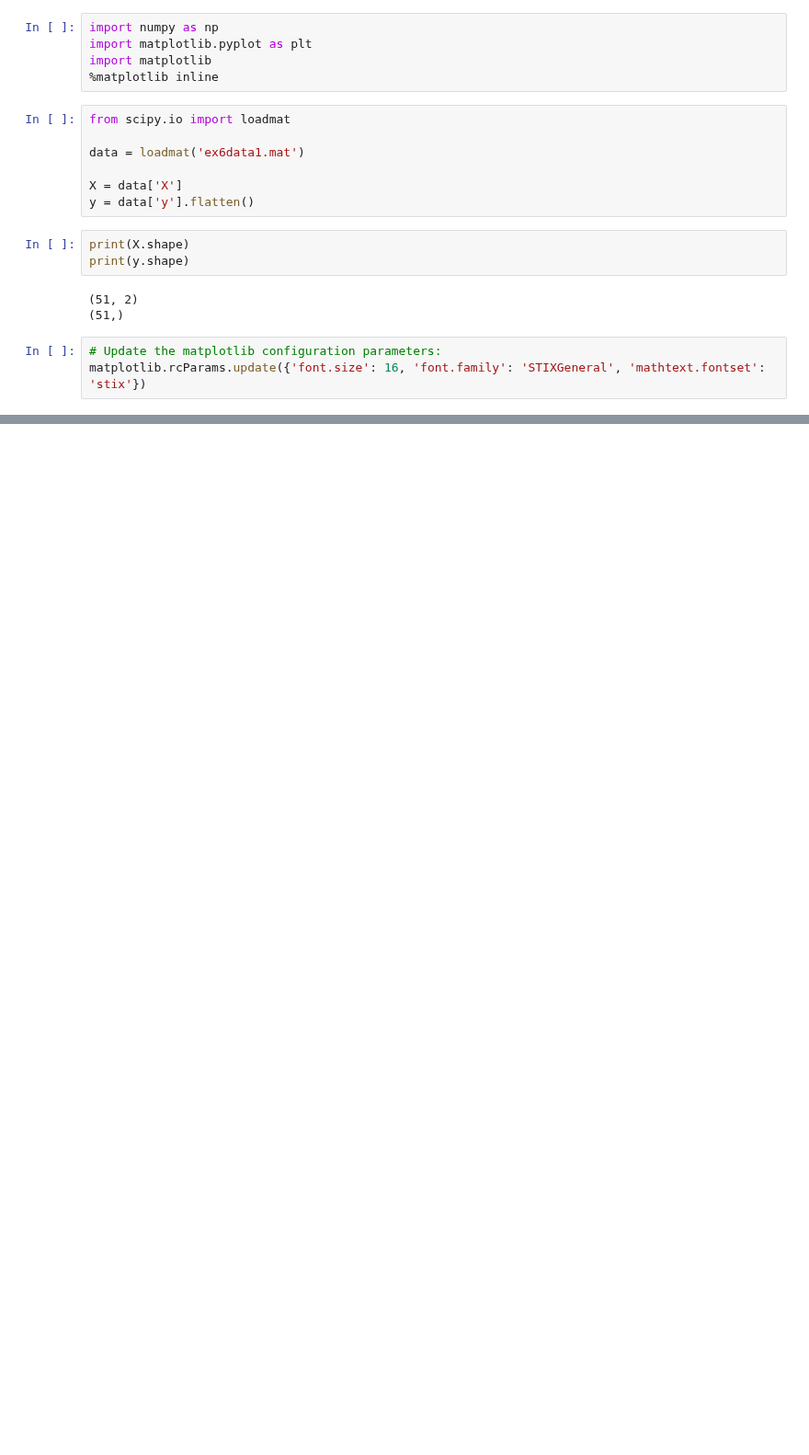
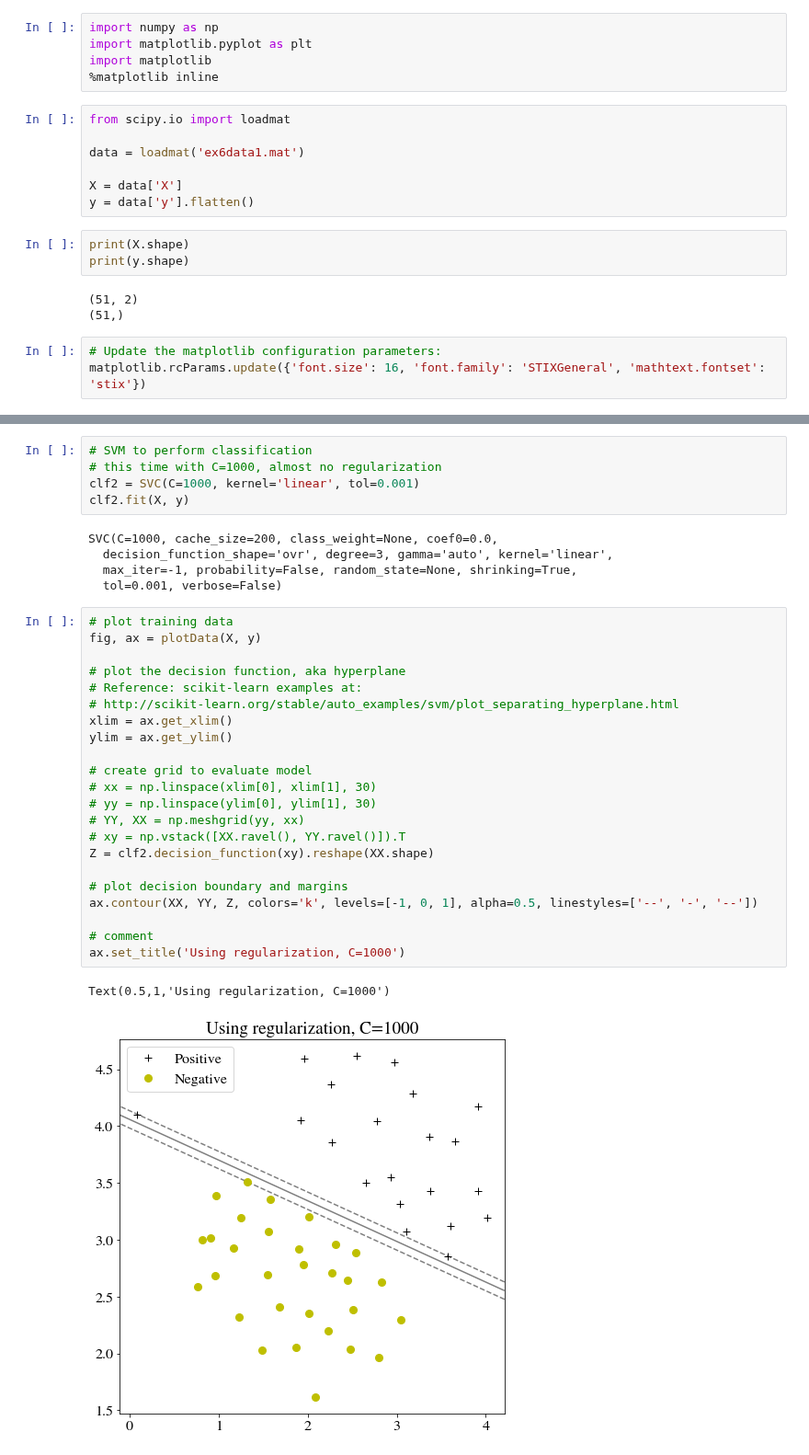
Before and after one commit to oeyh/NN, a Jupyter notebook: assignment6 SVM/assignment 6 SVM.ipynb, the cells around one changed output, grey strips where cells are left out. Shown at 92% size. Drawn from its saved outputs; the diff is of its cells as text; blank space fills up the shorter version.

```diff
--- a/assignment6 SVM/assignment 6 SVM.ipynb
+++ b/assignment6 SVM/assignment 6 SVM.ipynb
@@ -52,0 +86,35 @@ SVC(C=1.0, cache_size=200, class_weight=None, coef0=0.0,
+# %%
+# SVM to perform classification
+# this time with C=1000, almost no regularization
+clf2 = SVC(C=1000, kernel='linear', tol=0.001)
+clf2.fit(X, y)
+# %% [output]
+SVC(C=1000, cache_size=200, class_weight=None, coef0=0.0,
+  decision_function_shape='ovr', degree=3, gamma='auto', kernel='linear',
+  max_iter=-1, probability=False, random_state=None, shrinking=True,
+  tol=0.001, verbose=False)
+# %%
+# plot training data
+fig, ax = plotData(X, y)
+
+# plot the decision function, aka hyperplane
+# Reference: scikit-learn examples at:
+# http://scikit-learn.org/stable/auto_examples/svm/plot_separating_hyperplane.html
+xlim = ax.get_xlim()
+ylim = ax.get_ylim()
+
+# create grid to evaluate model
+# xx = np.linspace(xlim[0], xlim[1], 30)
+# yy = np.linspace(ylim[0], ylim[1], 30)
+# YY, XX = np.meshgrid(yy, xx)
+# xy = np.vstack([XX.ravel(), YY.ravel()]).T
+Z = clf2.decision_function(xy).reshape(XX.shape)
+
+# plot decision boundary and margins
+ax.contour(XX, YY, Z, colors='k', levels=[-1, 0, 1], alpha=0.5, linestyles=['--', '-', '--'])
+
+# comment
+ax.set_title('Using regularization, C=1000')
+# %% [output]
+Text(0.5,1,'Using regularization, C=1000')
+[figure, added]
```
Also changed, not shown: parts of 11 cells of this notebook.
